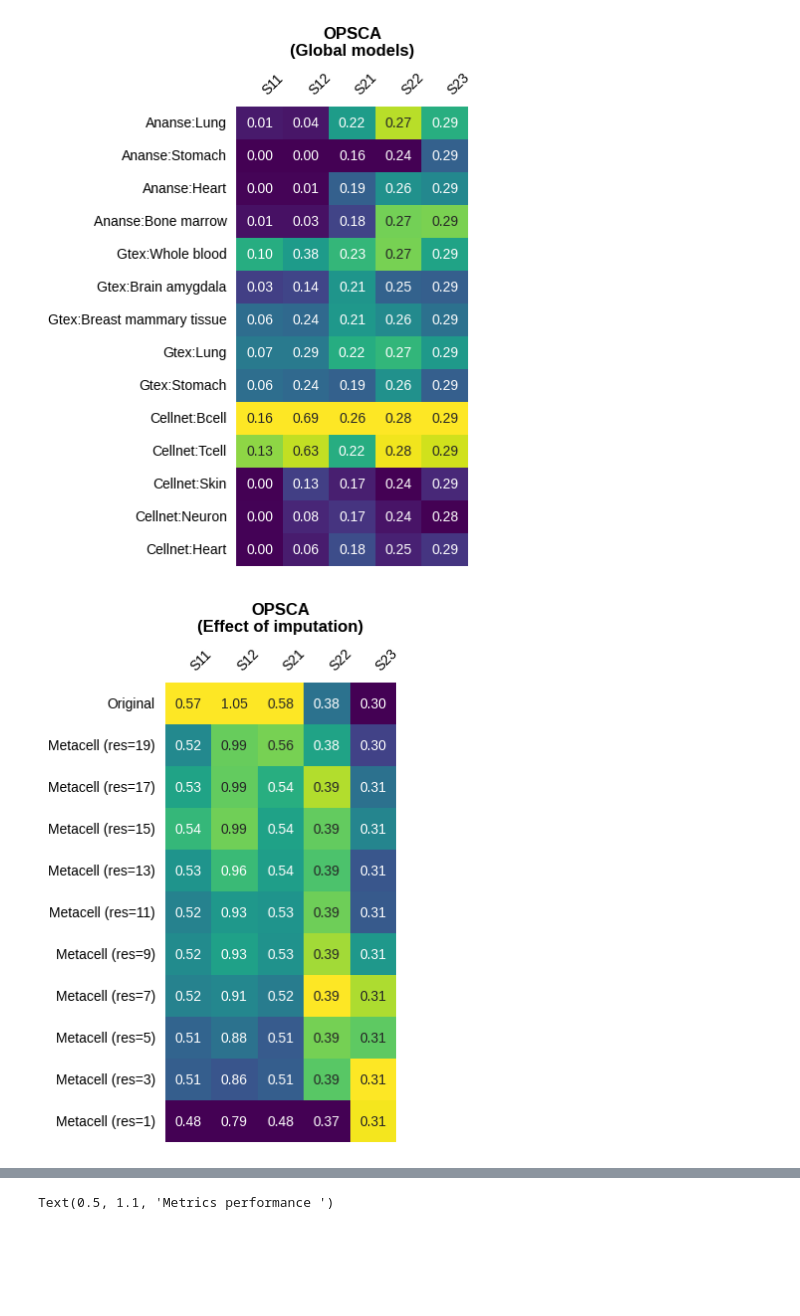
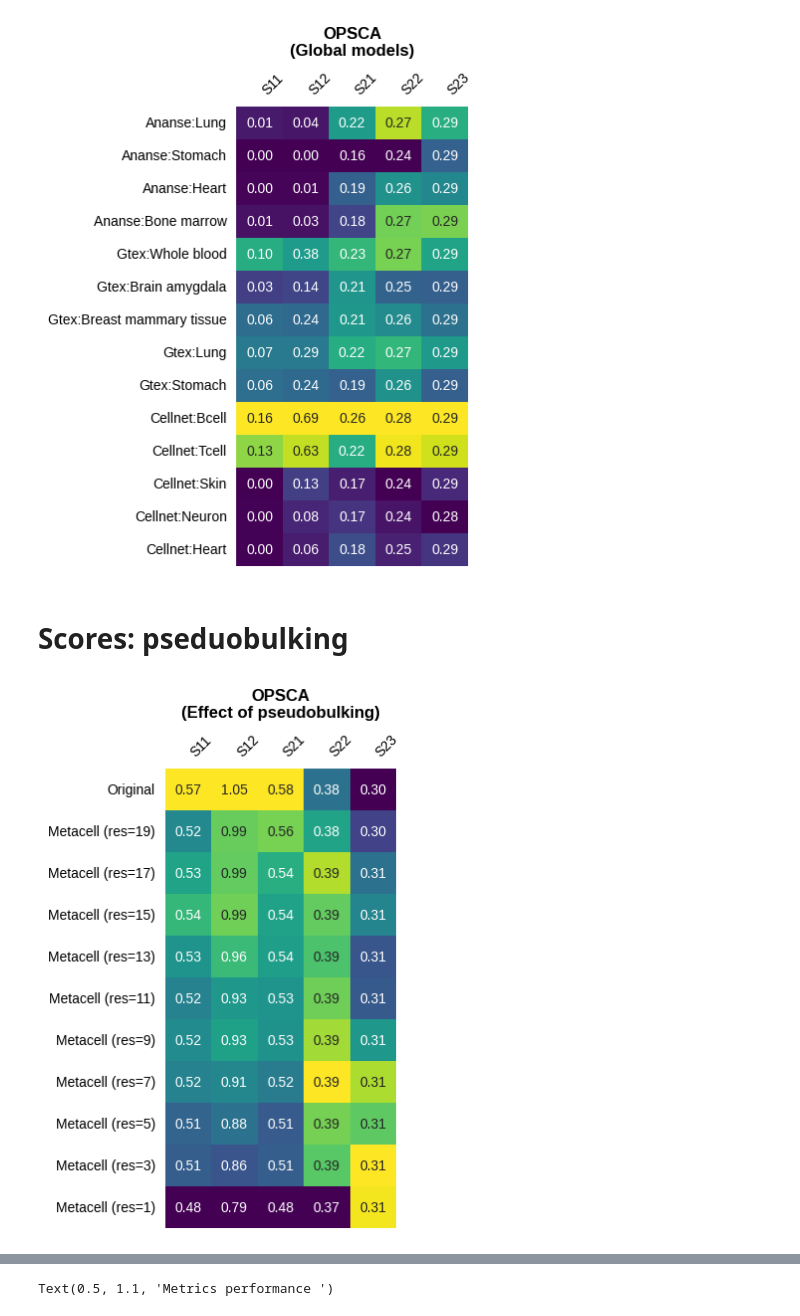
Before and after one commit to janursa/grn_benchmark, a Jupyter notebook: notebooks/process_results.ipynb, the cells around one changed output, grey strips where cells are left out. Drawn from its saved outputs; the diff is of its cells as text; code cells hidden in the pictures; blank space fills up the shorter version.

```diff
--- a/notebooks/process_results.ipynb
+++ b/notebooks/process_results.ipynb
@@ -299,18 +299,20 @@ ax.set_title(f"{surragate_names[dataset]}\n(Global models)", pad=10, fontsize=12
 fig.savefig(f"{results_folder}/benchmark/figs/evaluation_scores_global_models.png", dpi=300, transparent=True, bbox_inches='tight')
 # %% [output]
 [figure]
+# %% [markdown]
+# Scores: pseduobulking
 # %%
 fig, ax = plt.subplots(1, 1, figsize=(3, 6), sharey=False)
 
 scores_mat = pd.read_csv(f'{task_grn_inference_dir}/output/metacells/scores_all.csv', index_col=0)
 scores_mat.columns = scores_mat.columns.map(surragate_names)
 scores_mat.index = scores_mat.index.map(lambda name: 'Original' if name == -1 else f'Metacell (res={name})')
 
 index_oder = ['Original'] + [f'Metacell (res={name})' for name in range(19, 0, -2)]
 
 scores_mat = scores_mat.reindex(index=index_oder)
 plot_heatmap(scores_mat, name='', ax=ax, cmap="viridis")
-ax.set_title(f"{surragate_names[dataset]}\n(Effect of imputation)", pad=10, fontsize=12, fontweight='bold')
+ax.set_title(f"{surragate_names[dataset]}\n(Effect of pseudobulking)", pad=10, fontsize=12, fontweight='bold')
 fig.savefig(f"{results_folder}/benchmark/figs/evaluation_scores_imputation.png", dpi=300, transparent=True, bbox_inches='tight')
 # %% [output]
-[figure, old version]
+[figure, new version]
```
Also changed, not shown: parts of 11 cells of this notebook, 4 other files.
